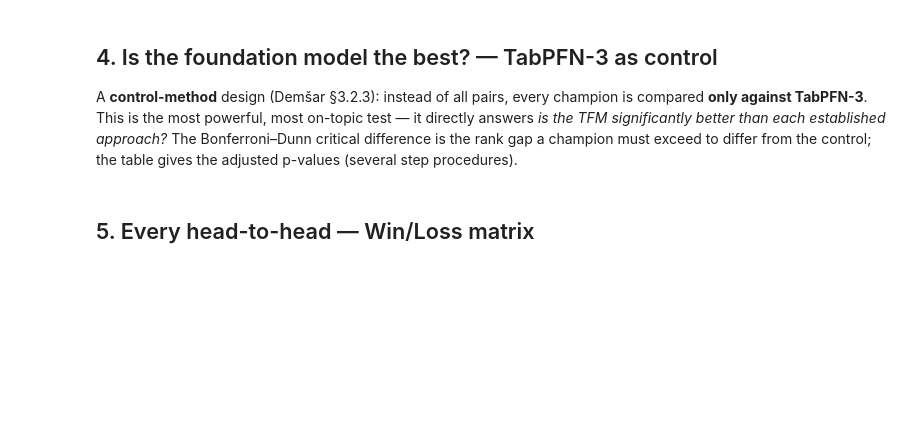
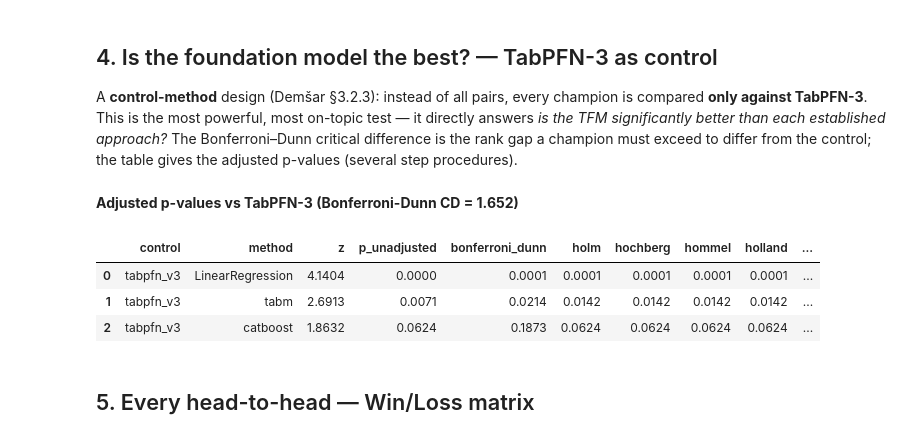
Before and after one commit to andreasgoethals/TabPFNCredit, a Jupyter notebook: notebooks/Experiment1.6-LGD-FamilyStat.ipynb, the cells around one changed output. Cells and saved outputs as stored; diff of their text form; code cells hidden in the pictures; blank space fills up the shorter version.

```diff
--- a/notebooks/Experiment1.6-LGD-FamilyStat.ipynb
+++ b/notebooks/Experiment1.6-LGD-FamilyStat.ipynb
@@ -90,6 +103,14 @@ A **control-method** design (Demšar §3.2.3): instead of all pairs, every champ
 # %%
 cd_bd = st.bonferroni_dunn_cd(mat.shape[1], mat.shape[0])
 ctrl = st.control_apv_table(mat, control=CONTROL)
+preview(ctrl.round(4),
+        label=f'Adjusted p-values vs {display_name(CONTROL)} (Bonferroni-Dunn CD = {cd_bd:.3f})')
+# %% [output]
+**Adjusted p-values vs TabPFN-3 (Bonferroni-Dunn CD = 1.652)**
+|  | control | method | z | p_unadjusted | bonferroni_dunn | holm | hochberg | hommel | holland | ... |
+| 0 | tabpfn_v3 | LinearRegression | 4.1404 | 0.0000 | 0.0001 | 0.0001 | 0.0001 | 0.0001 | 0.0001 | ... |
+| 1 | tabpfn_v3 | tabm | 2.6913 | 0.0071 | 0.0214 | 0.0142 | 0.0142 | 0.0142 | 0.0142 | ... |
+| 2 | tabpfn_v3 | catboost | 1.8632 | 0.0624 | 0.1873 | 0.0624 | 0.0624 | 0.0624 | 0.0624 | ... |
 # %% [markdown]
 ## 5. Every head-to-head — Win/Loss matrix
 # %%
```
Also changed, not shown: parts of 4 cells of this notebook, 26 other files.
